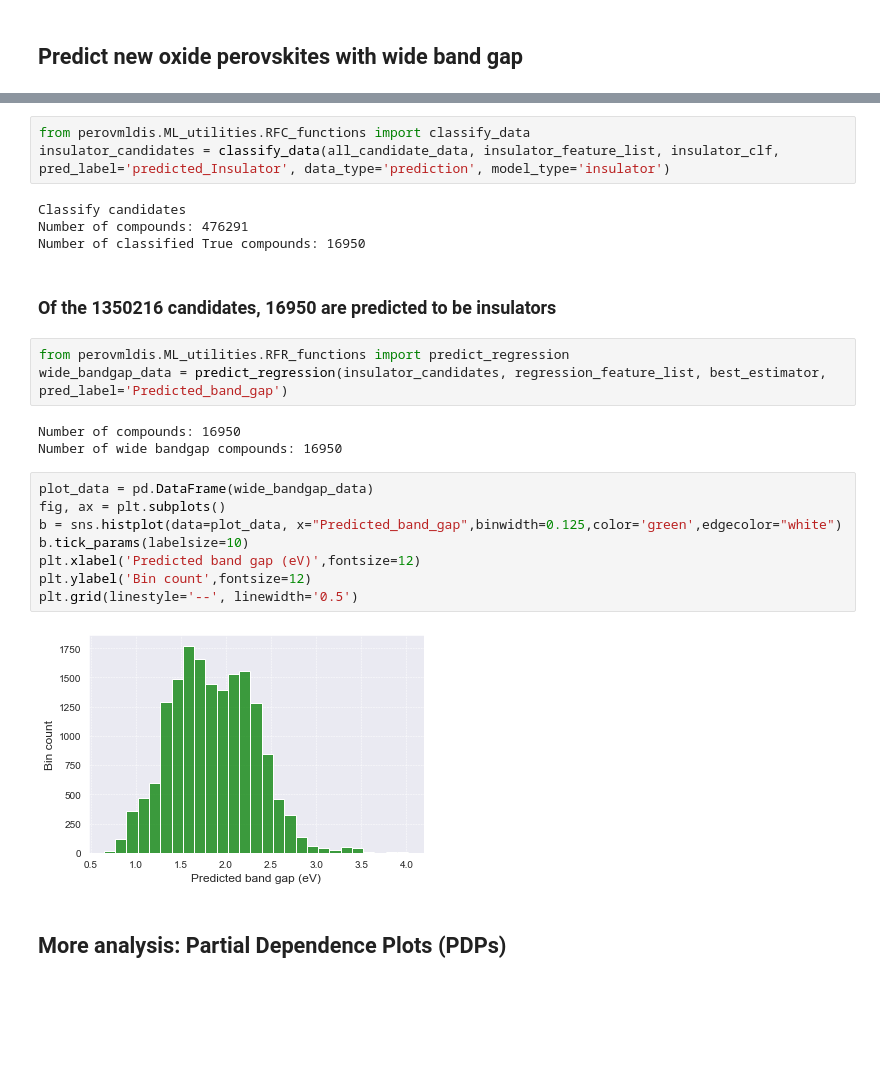
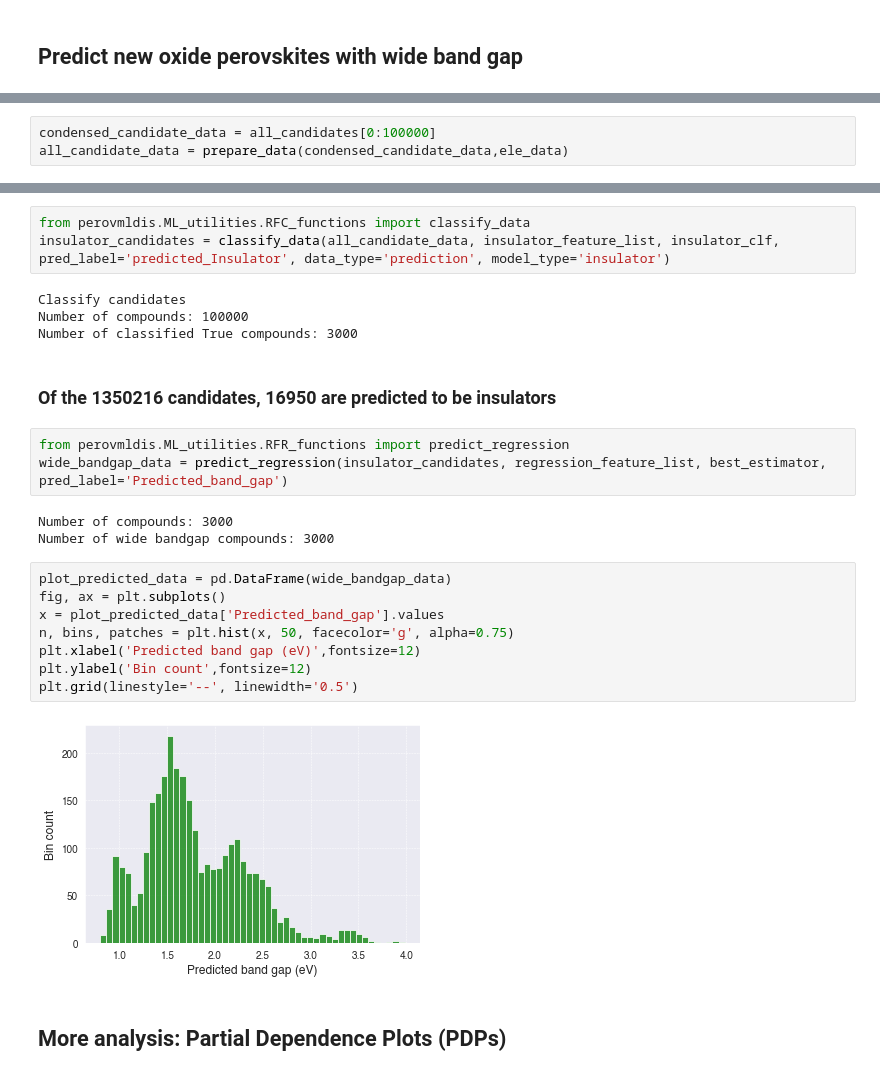
Before and after one commit to anjanatalapatra/perovskite_oxide_discovery, a Jupyter notebook: perovmldis.ipynb, the cells around one changed output, grey strips where cells are left out. Cells and saved outputs as stored; diff of their text form; blank space fills up the shorter version.

```diff
--- a/perovmldis.ipynb
+++ b/perovmldis.ipynb
@@ -166,0 +140,3 @@ len(all_candidate_data)
+# %%
+condensed_candidate_data = all_candidates[0:100000]
+all_candidate_data = prepare_data(condensed_candidate_data,ele_data)
@@ -169,26 +154,26 @@ from perovmldis.ML_utilities.RFC_functions import classify_data
 insulator_candidates = classify_data(all_candidate_data, insulator_feature_list, insulator_clf, pred_label='predicted_Insulator', data_type='prediction', model_type='insulator')
 # %% [output]
 Classify candidates
-Number of compounds: 476291
-Number of classified True compounds: 16950
+Number of compounds: 100000
+Number of classified True compounds: 3000
 # %% [markdown]
 ### Of the 1350216 candidates, 16950 are predicted to be insulators
 # %%
 from perovmldis.ML_utilities.RFR_functions import predict_regression
 wide_bandgap_data = predict_regression(insulator_candidates, regression_feature_list, best_estimator, pred_label='Predicted_band_gap')
 # %% [output]
-Number of compounds: 16950
-Number of wide bandgap compounds: 16950
+Number of compounds: 3000
+Number of wide bandgap compounds: 3000
 # %%
-plot_data = pd.DataFrame(wide_bandgap_data)
+plot_predicted_data = pd.DataFrame(wide_bandgap_data)
 fig, ax = plt.subplots()
-b = sns.histplot(data=plot_data, x="Predicted_band_gap",binwidth=0.125,color='green',edgecolor="white")
-b.tick_params(labelsize=10)
+x = plot_predicted_data['Predicted_band_gap'].values
+n, bins, patches = plt.hist(x, 50, facecolor='g', alpha=0.75)
 plt.xlabel('Predicted band gap (eV)',fontsize=12)
 plt.ylabel('Bin count',fontsize=12)
 plt.grid(linestyle='--', linewidth='0.5')
 # %% [output]
-[figure, old version]
+[figure, new version]
 # %% [markdown]
 ## More analysis: Partial Dependence Plots (PDPs)
 # %%
```
Also changed, not shown: parts of 11 cells of this notebook, 3 other files.
